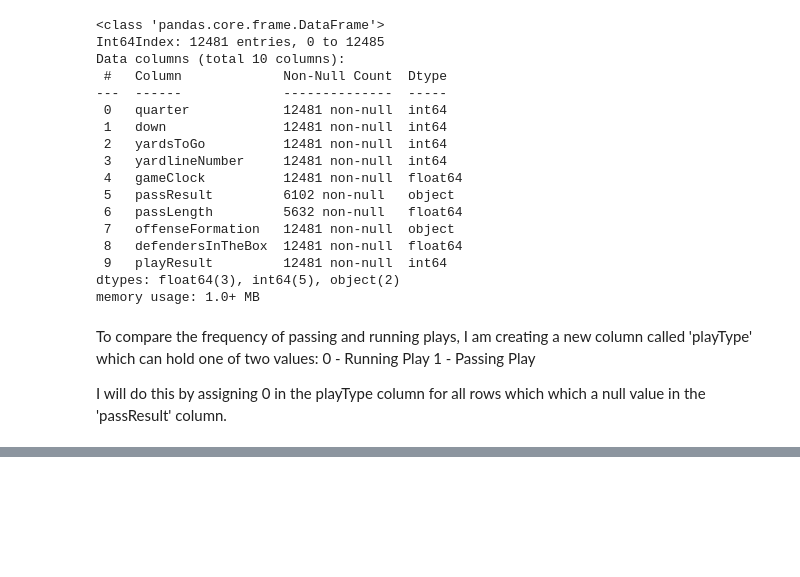
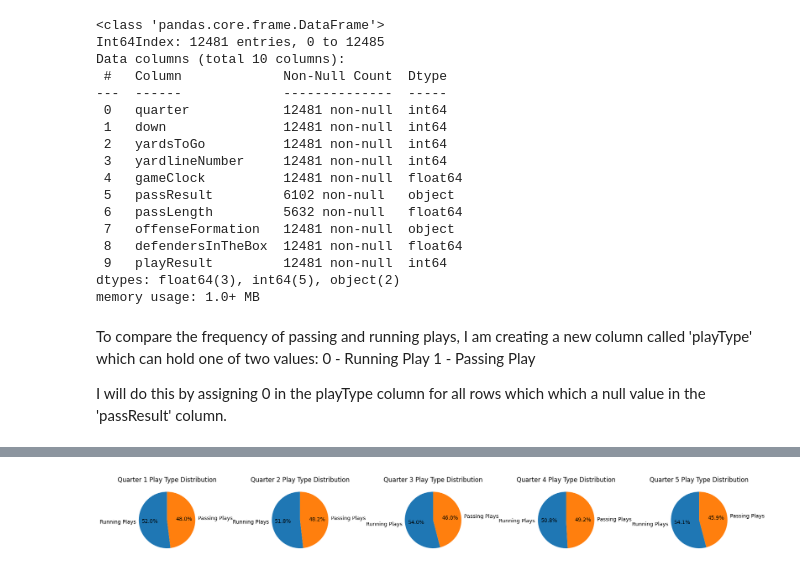
Before and after one commit to HimalKarkal/NFL, a Jupyter notebook: Plays.ipynb, the cells around one changed output, grey strips where cells are left out. Saved outputs shown, nothing was run; the diff lists cells and outputs as text; code cells hidden in the pictures; blank space fills up the shorter version.

```diff
--- a/Plays.ipynb
+++ b/Plays.ipynb
@@ -154,0 +142,31 @@ The two bar graphs show that frequency of running and passing plays in NFL are v
+# %%
+#Playtype by quarter.
+
+# Creating a dictionary to store the play type counts for each quarter.
+quarter_play_counts = {}
+
+# Looping through each quarter and counting the number of running and passing plays.
+for quarter in range(1, 6):
+  quarter_df = df[df['quarter'] == quarter]
+  play_type_counts = quarter_df['playType'].value_counts()
+  quarter_play_counts[quarter] = play_type_counts
+
+# Creating a list of quarters.
+quarters = [1, 2, 3, 4, 5]
+
+# Creating a figure with 5 subplots, one for each quarter.
+fig, axes = plt.subplots(1, 5, figsize=(18, 3))
+
+# Looping through each quarter and creating a pie chart for each.
+for i, quarter in enumerate(quarters):
+  ax = axes[i]
+  play_type_counts = quarter_play_counts[quarter]
+  labels = ['Running Plays', 'Passing Plays']
+  ax.pie(play_type_counts, labels=labels, autopct="%1.1f%%", startangle=90)
+  ax.set_title(f"Quarter {quarter} Play Type Distribution")
+
+# Adjusting the spacing between subplots and displaying the figure.
+plt.tight_layout()
+plt.show()
+# %% [output]
+[figure, added]
```
Also changed, not shown: parts of 9 cells of this notebook.
